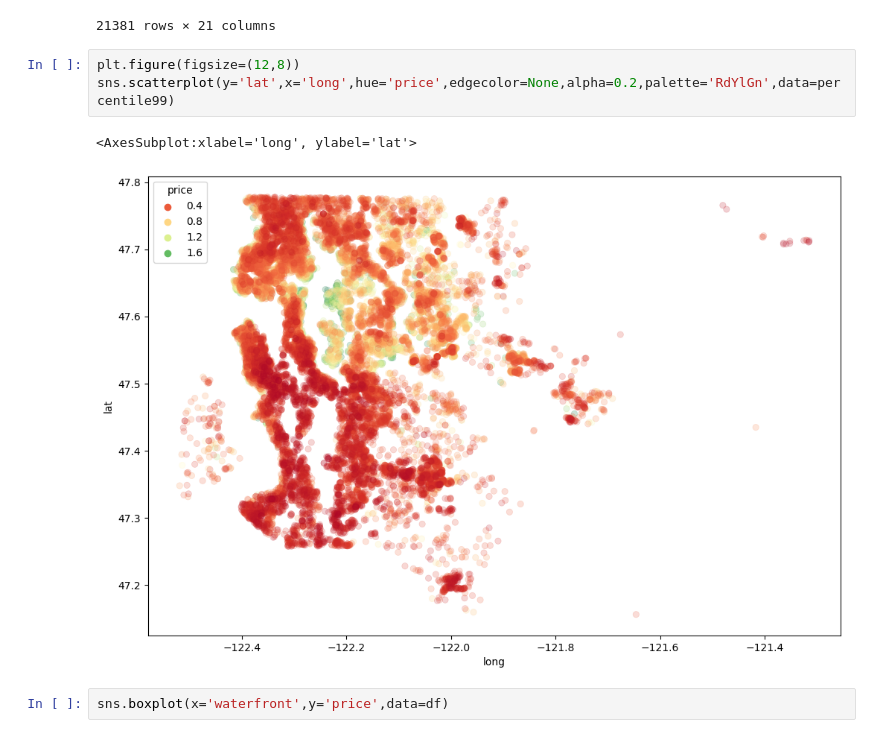
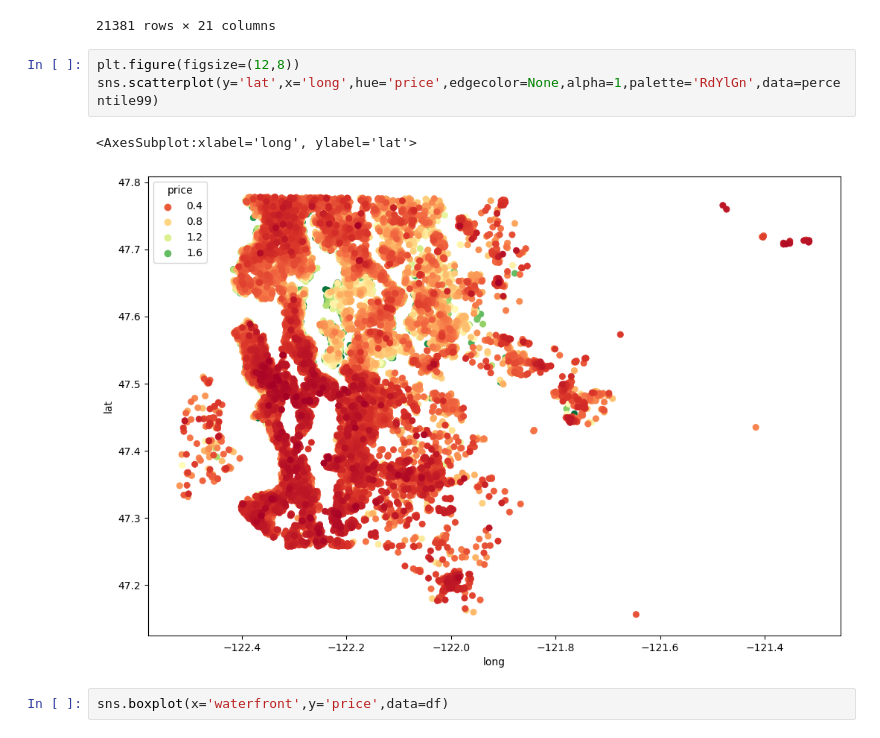
Before and after one commit to Rishi-Velamarthi/housing_model, a Jupyter notebook: housing_model.ipynb, the cells around one changed output. Saved outputs shown, nothing was run; the diff lists cells and outputs as text.

```diff
--- a/housing_model.ipynb
+++ b/housing_model.ipynb
@@ -137,10 +137,10 @@ percentile99
 21381 rows × 21 columns
 # %%
 plt.figure(figsize=(12,8))
-sns.scatterplot(y='lat',x='long',hue='price',edgecolor=None,alpha=0.2,palette='RdYlGn',data=percentile99)
+sns.scatterplot(y='lat',x='long',hue='price',edgecolor=None,alpha=1,palette='RdYlGn',data=percentile99)
 # %% [output]
 <AxesSubplot:xlabel='long', ylabel='lat'>
-[figure, old version]
+[figure, new version]
 # %%
 sns.boxplot(x='waterfront',y='price',data=df)
 # %% [output]
```
Also changed, not shown: parts of 9 cells of this notebook.
